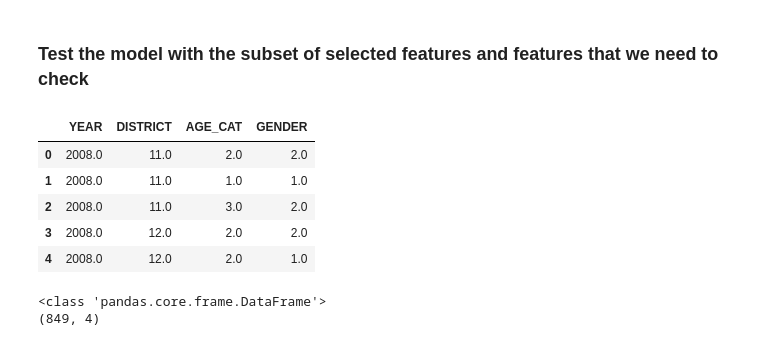
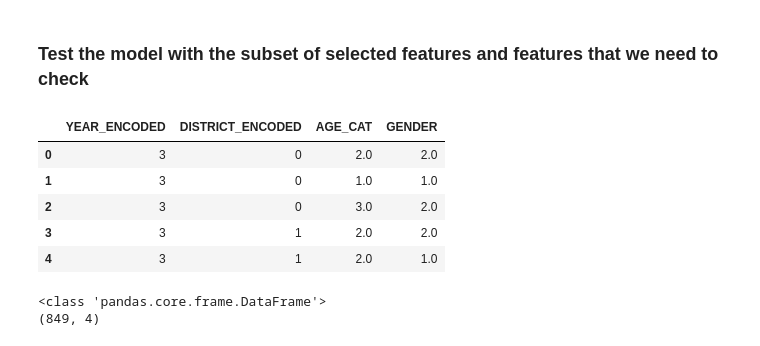
Before and after one commit to Virajana/Labour-Force1, a Jupyter notebook: trainers/under_employee.ipynb, the cells around one changed output. Saved outputs shown, nothing was run; the diff lists cells and outputs as text; code cells hidden in the pictures.

```diff
--- a/trainers/under_employee.ipynb
+++ b/trainers/under_employee.ipynb
@@ -82,0 +85,5 @@ idf.head()
+# %%
+from sklearn.preprocessing import LabelEncoder
+
+idf['YEAR_ENCODED'] = LabelEncoder().fit_transform(idf.YEAR)
+idf['DISTRICT_ENCODED'] = LabelEncoder().fit_transform(idf.DISTRICT)
@@ -216,18 +240,18 @@ What else do we know?
 ### Test the model with the subset of selected features and features that we need to check
 # %%
 # use the list to select a subset of the original DataFrame
-research_features = ['YEAR', 'DISTRICT', 'AGE_CAT', 'GENDER']
+research_features = ['YEAR_ENCODED', 'DISTRICT_ENCODED', 'AGE_CAT', 'GENDER']
 X = idf[research_features]
 
 # print the first 5 rows
 X.head()
 # %% [output]
-|  | YEAR | DISTRICT | AGE_CAT | GENDER |
-| 0 | 2008.0 | 11.0 | 2.0 | 2.0 |
-| 1 | 2008.0 | 11.0 | 1.0 | 1.0 |
-| 2 | 2008.0 | 11.0 | 3.0 | 2.0 |
-| 3 | 2008.0 | 12.0 | 2.0 | 2.0 |
-| 4 | 2008.0 | 12.0 | 2.0 | 1.0 |
+|  | YEAR_ENCODED | DISTRICT_ENCODED | AGE_CAT | GENDER |
+| 0 | 3 | 0 | 2.0 | 2.0 |
+| 1 | 3 | 0 | 1.0 | 1.0 |
+| 2 | 3 | 0 | 3.0 | 2.0 |
+| 3 | 3 | 1 | 2.0 | 2.0 |
+| 4 | 3 | 1 | 2.0 | 1.0 |
 # %%
 # check the type and shape of X
 print(type(X))
```
Also changed, not shown: parts of 20 cells of this notebook, 17 other files.
